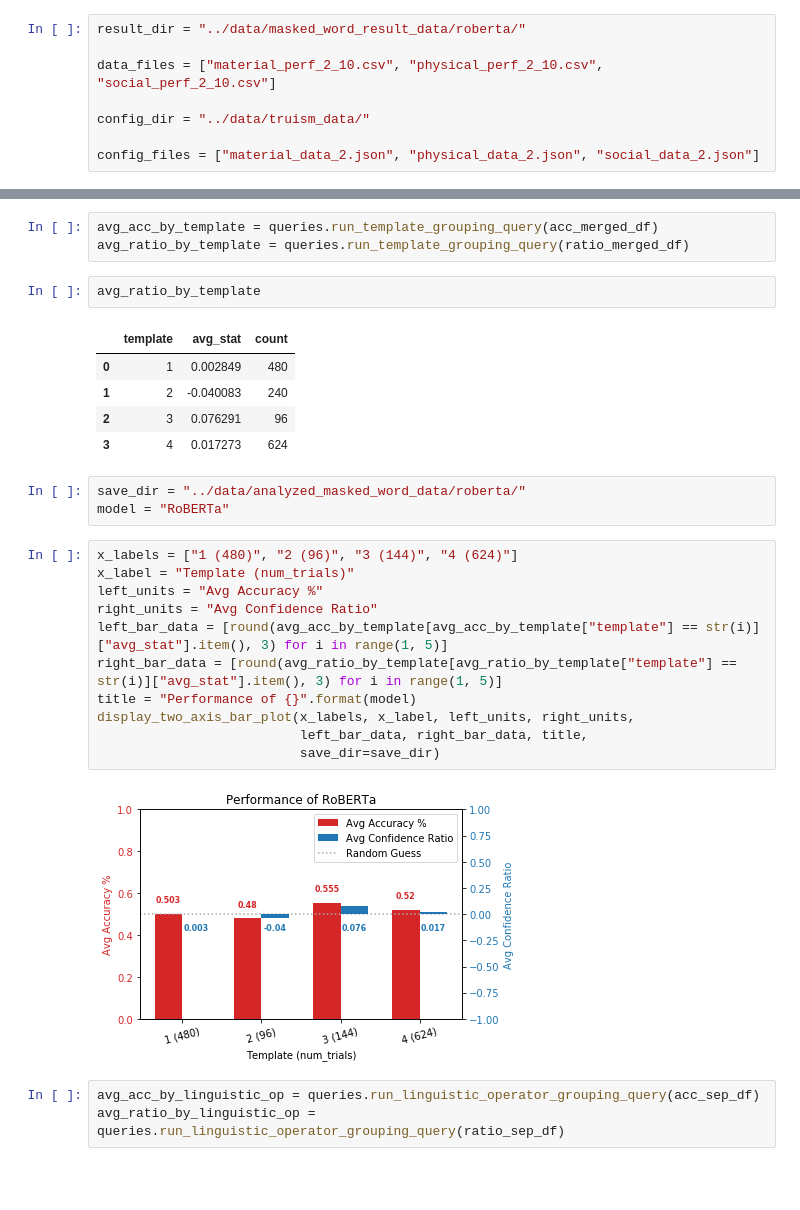
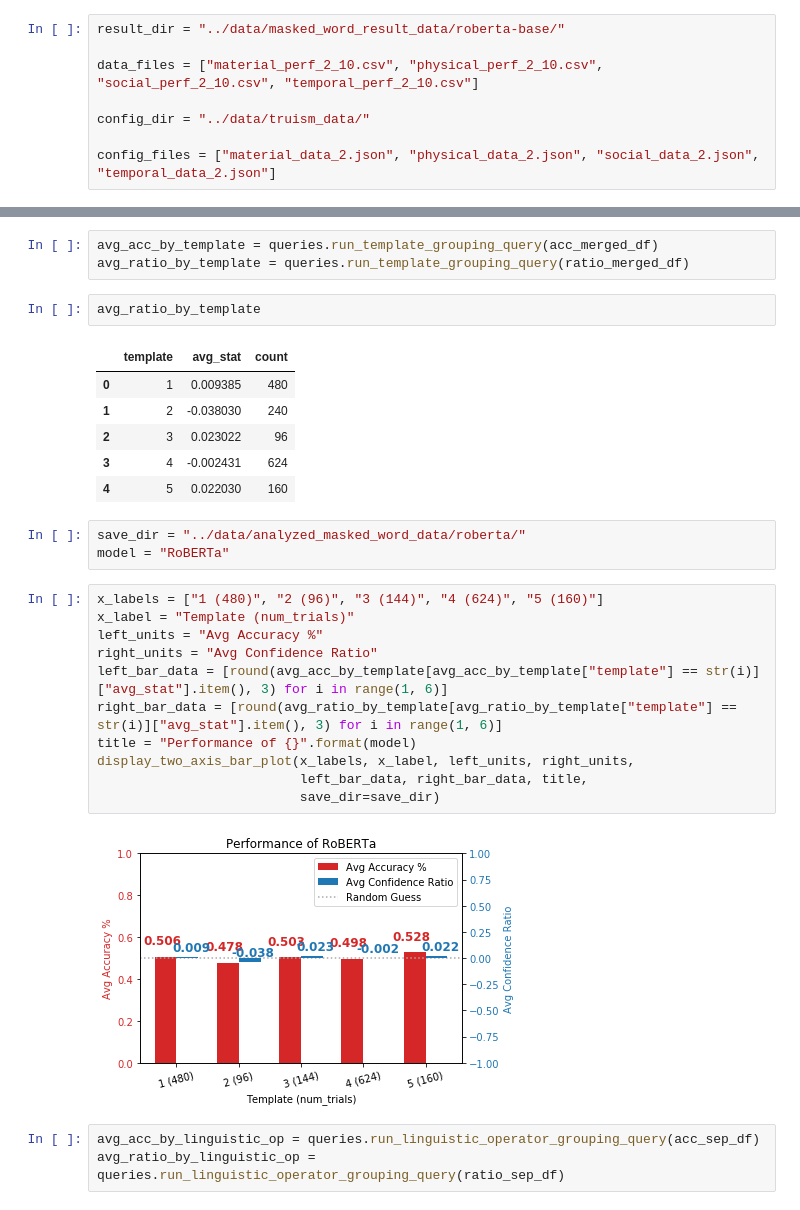
Before and after one commit to shaoxia57/common_sense_embedding_analysis, a Jupyter notebook: plot_nbs/Generate_Plots_MWP_Roberta.ipynb, the cells around one changed output, grey strips where cells are left out. Drawn from its saved outputs; the diff is of its cells as text; blank space fills up the shorter version.

Commit message:
temporal figure updates

```diff
--- a/plot_nbs/Generate_Plots_MWP_Roberta.ipynb
+++ b/plot_nbs/Generate_Plots_MWP_Roberta.ipynb
@@ -12,13 +15,13 @@ import evaluation_utils.eval_grouping_queries as queries
 from evaluation_utils.plotting_utils import *
 import evaluation_utils.exploration_utils as data_manip
 # %%
-result_dir = "../data/masked_word_result_data/roberta/"
+result_dir = "../data/masked_word_result_data/roberta-base/"
 
-data_files = ["material_perf_2_10.csv", "physical_perf_2_10.csv", "social_perf_2_10.csv"]
+data_files = ["material_perf_2_10.csv", "physical_perf_2_10.csv", "social_perf_2_10.csv", "temporal_perf_2_10.csv"]
 
 config_dir = "../data/truism_data/"
 
-config_files = ["material_data_2.json", "physical_data_2.json", "social_data_2.json"]
+config_files = ["material_data_2.json", "physical_data_2.json", "social_data_2.json", "temporal_data_2.json"]
 # %%
 data = []
 
@@ -172,26 +195,27 @@ avg_ratio_by_template = queries.run_template_grouping_query(ratio_merged_df)
 avg_ratio_by_template
 # %% [output]
 |  | template | avg_stat | count |
-| 0 | 1 | 0.002849 | 480 |
-| 1 | 2 | -0.040083 | 240 |
-| 2 | 3 | 0.076291 | 96 |
-| 3 | 4 | 0.017273 | 624 |
+| 0 | 1 | 0.009385 | 480 |
+| 1 | 2 | -0.038030 | 240 |
+| 2 | 3 | 0.023022 | 96 |
+| 3 | 4 | -0.002431 | 624 |
+| 4 | 5 | 0.022030 | 160 |
 # %%
 save_dir = "../data/analyzed_masked_word_data/roberta/"
 model = "RoBERTa"
 # %%
-x_labels = ["1 (480)", "2 (96)", "3 (144)", "4 (624)"]
+x_labels = ["1 (480)", "2 (96)", "3 (144)", "4 (624)", "5 (160)"]
 x_label = "Template (num_trials)"
 left_units = "Avg Accuracy %"
 right_units = "Avg Confidence Ratio"
-left_bar_data = [round(avg_acc_by_template[avg_acc_by_template["template"] == str(i)]["avg_stat"].item(), 3) for i in range(1, 5)]
-right_bar_data = [round(avg_ratio_by_template[avg_ratio_by_template["template"] == str(i)]["avg_stat"].item(), 3) for i in range(1, 5)]
+left_bar_data = [round(avg_acc_by_template[avg_acc_by_template["template"] == str(i)]["avg_stat"].item(), 3) for i in range(1, 6)]
+right_bar_data = [round(avg_ratio_by_template[avg_ratio_by_template["template"] == str(i)]["avg_stat"].item(), 3) for i in range(1, 6)]
 title = "Performance of {}".format(model)
 display_two_axis_bar_plot(x_labels, x_label, left_units, right_units,
                           left_bar_data, right_bar_data, title,
                           save_dir=save_dir)
 # %% [output]
-[figure, old version]
+[figure, new version]
 # %%
 avg_acc_by_linguistic_op = queries.run_linguistic_operator_grouping_query(acc_sep_df)
 avg_ratio_by_linguistic_op = queries.run_linguistic_operator_grouping_query(ratio_sep_df)
```
Also changed, not shown: parts of 12 cells of this notebook, 12 other files.
